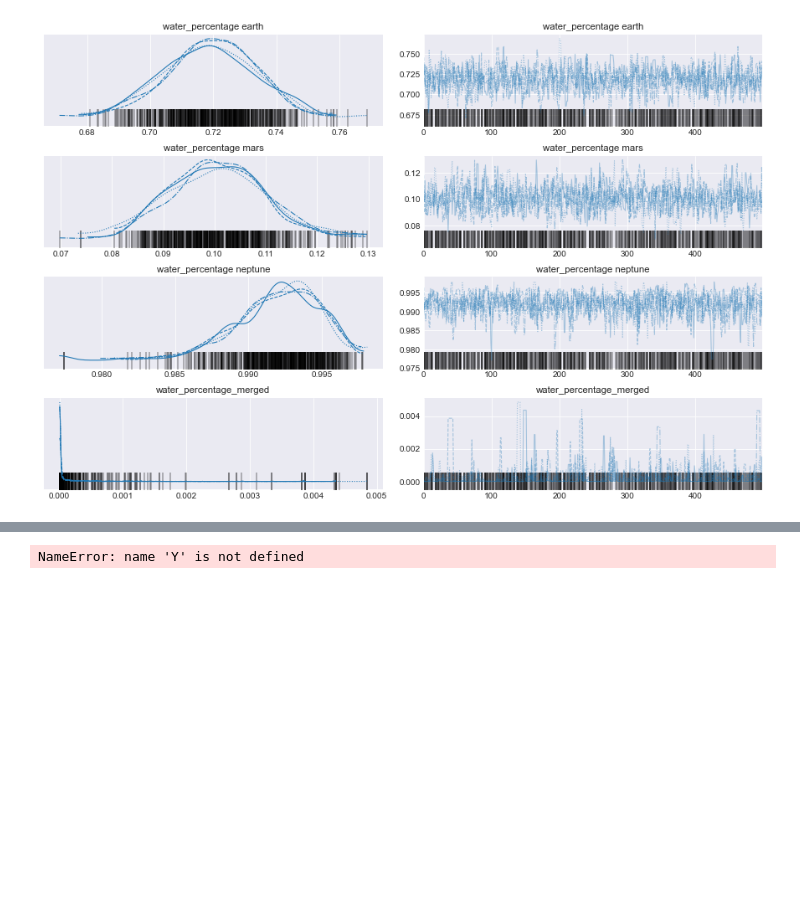
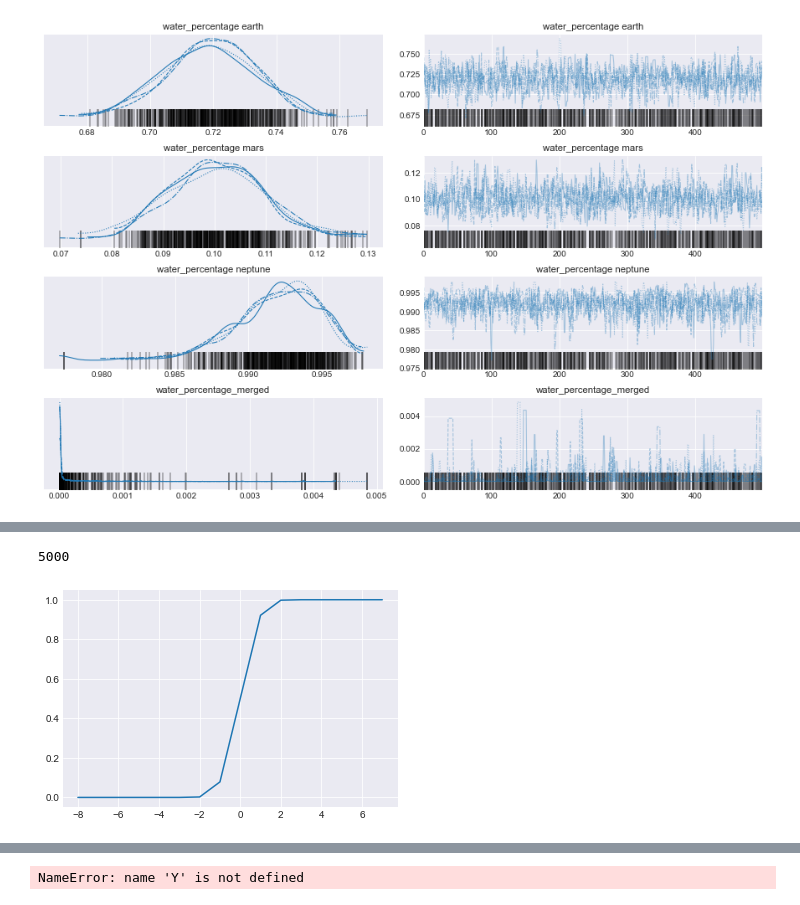
Before and after one commit to LordHerman123/Thesis, a Jupyter notebook: pyMC3_trial.ipynb, the cells around one changed output, grey strips where cells are left out. Cells and saved outputs as stored; diff of their text form; code cells hidden in the pictures; blank space fills up the shorter version.

```diff
--- a/pyMC3_trial.ipynb
+++ b/pyMC3_trial.ipynb
@@ -245,0 +349,4 @@ array([[<AxesSubplot:title={'center':'water_percentage earth'}>,
+# %%
+for i in range(len(traces)):
+    print("for " + str(value_count[i])+ "amount of samples we got the following values:")
+    print(az.summary(traces[i]))
@@ -245,0 +454,24 @@ array([[<AxesSubplot:title={'center':'water_percentage earth'}>,
+# %%
+#generate data per degree
+mu,sigma = Generative_model.analytical_solution(1,20,0.1,1,0)
+normal_dist = stats.norm(loc = mu, scale=sigma)
+
+chance_per_degree = []
+samples_per_degree = []
+samples_per_degree_obs = []
+y_cord = []
+for i in range(-8,8):
+    chance_per_degree.append(normal_dist.cdf(i))
+    samples_per_degree.append(np.random.binomial([1]*5000,p=normal_dist.cdf(i)))
+
+
+    y_cord.append(i)
+total_obs = range(1,5000,1)
+for i in samples_per_degree:
+    samples_per_degree_obs.append(np.cumsum(i))
+
+plt.plot(y_cord,chance_per_degree)
+print(len(samples_per_degree_obs[6]))
+# %% [output]
+5000
+[figure, added]
```
Also changed, not shown: parts of 13 cells of this notebook, 2 other files.
